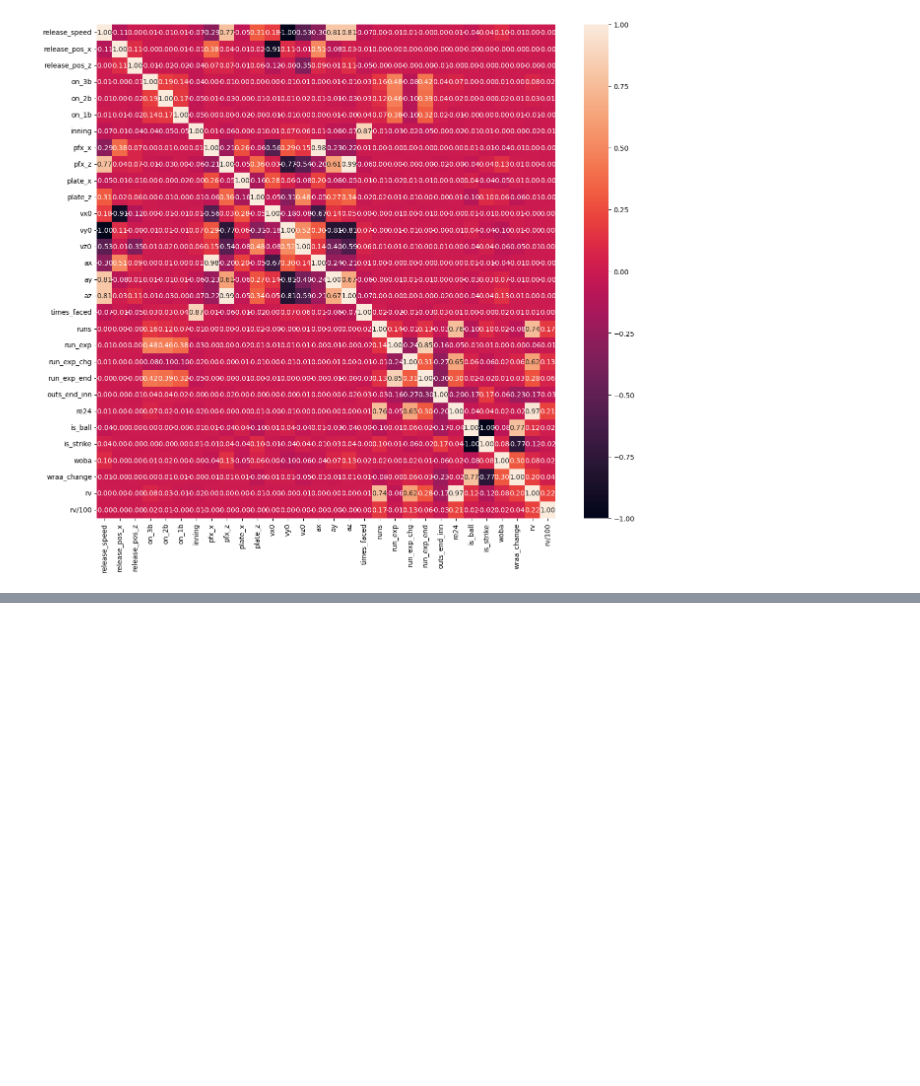
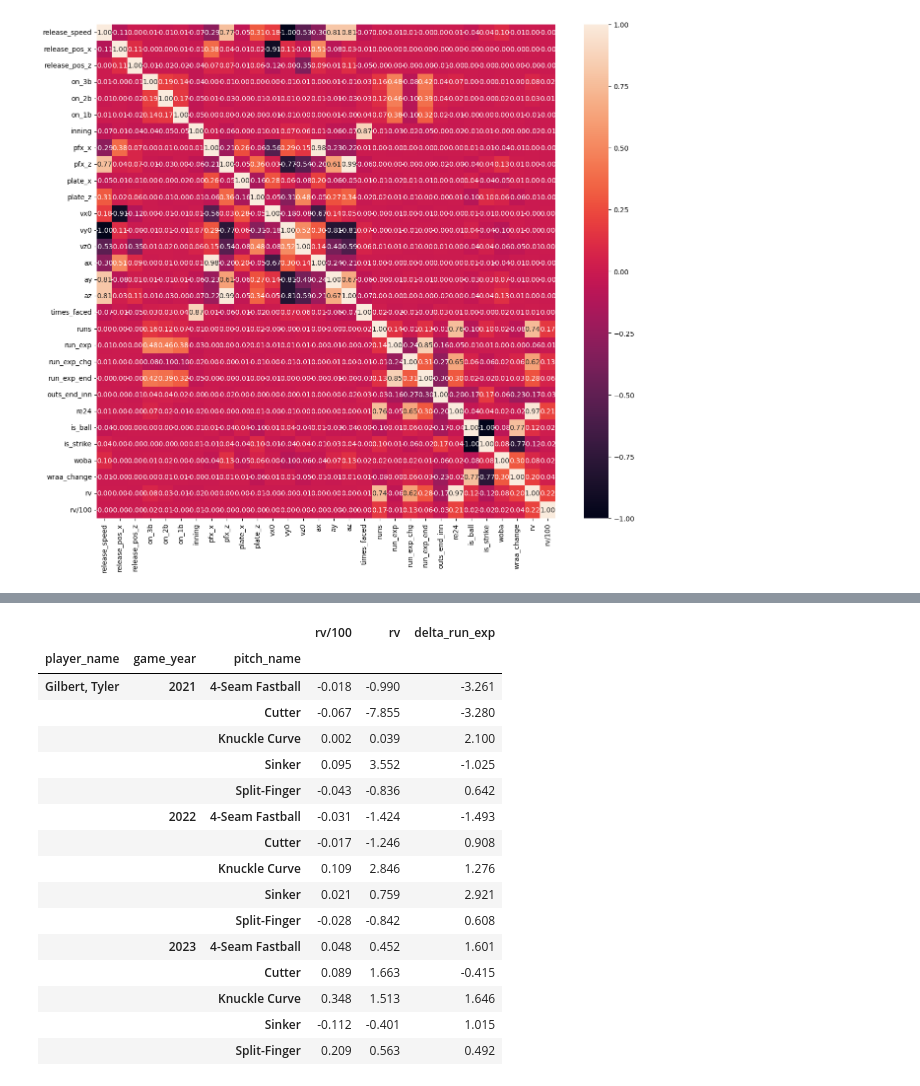
Before and after one commit to EddietheProgrammer/Reds-Hackathon, a Jupyter notebook: code.ipynb, the cells around one changed output, grey strips where cells are left out. Saved outputs shown, nothing was run; the diff lists cells and outputs as text; code cells hidden in the pictures; blank space fills up the shorter version.

```diff
--- a/code.ipynb
+++ b/code.ipynb
@@ -572,0 +491,20 @@ result_df[result_df['distance_to_kopech'] > 0]
+# %%
+data[data['player_name'] == 'Gilbert, Tyler'].groupby(['player_name', 'game_year', 'pitch_name']).agg({'rv/100' : 'sum', 'rv':'sum', 'delta_run_exp' :'sum'})
+# %% [output]
+|  |  |  | rv/100 | rv | delta_run_exp |
+| player_name | game_year | pitch_name |  |  |  |
+| Gilbert, Tyler | 2021 | 4-Seam Fastball | -0.018 | -0.990 | -3.261 |
+|  |  | Cutter | -0.067 | -7.855 | -3.280 |
+|  |  | Knuckle Curve | 0.002 | 0.039 | 2.100 |
+|  |  | Sinker | 0.095 | 3.552 | -1.025 |
+|  |  | Split-Finger | -0.043 | -0.836 | 0.642 |
+|  | 2022 | 4-Seam Fastball | -0.031 | -1.424 | -1.493 |
+|  |  | Cutter | -0.017 | -1.246 | 0.908 |
+|  |  | Knuckle Curve | 0.109 | 2.846 | 1.276 |
+|  |  | Sinker | 0.021 | 0.759 | 2.921 |
+|  |  | Split-Finger | -0.028 | -0.842 | 0.608 |
+|  | 2023 | 4-Seam Fastball | 0.048 | 0.452 | 1.601 |
+|  |  | Cutter | 0.089 | 1.663 | -0.415 |
+|  |  | Knuckle Curve | 0.348 | 1.513 | 1.646 |
+|  |  | Sinker | -0.112 | -0.401 | 1.015 |
+|  |  | Split-Finger | 0.209 | 0.563 | 0.492 |
```
Also changed, not shown: parts of 32 cells of this notebook.
